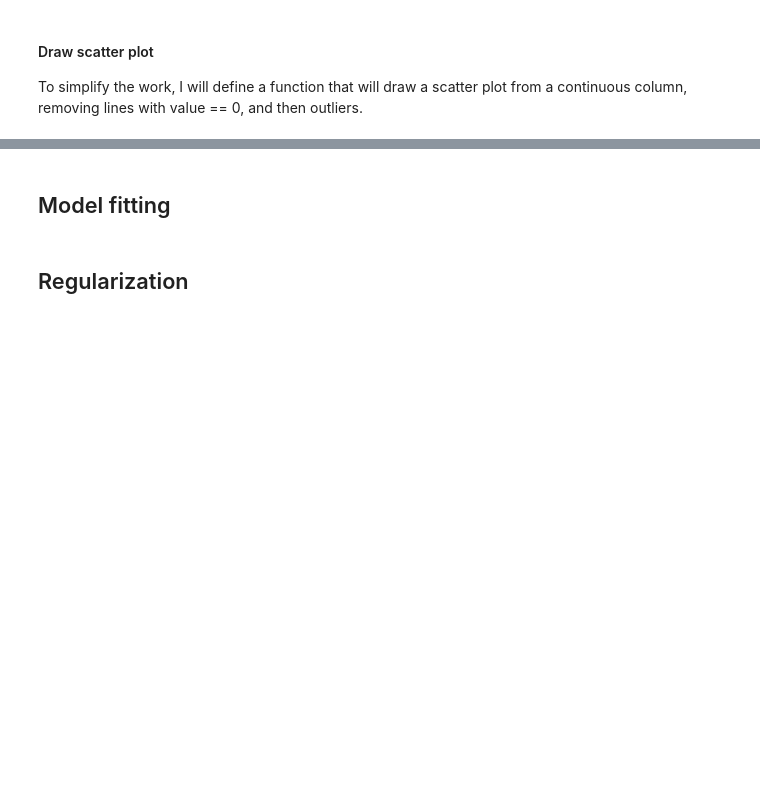
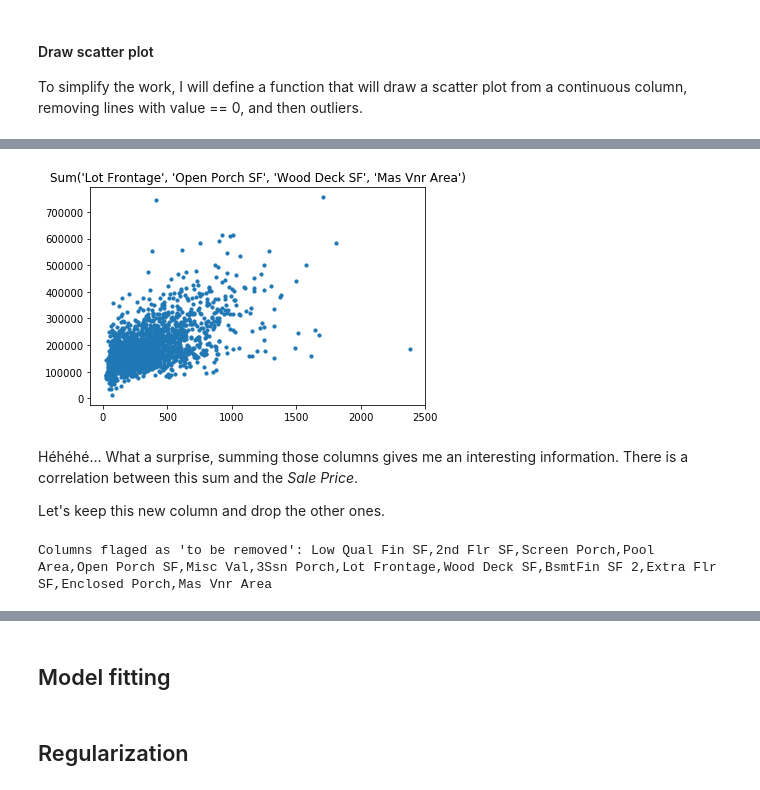
Before and after one commit to xnicolovici/machine_learning, a Jupyter notebook: notebooks/Course No 3/09. Course project/03. Part 2 - House prices/house-prices-solution.ipynb, the cells around one changed output, grey strips where cells are left out. Saved outputs shown, nothing was run; the diff lists cells and outputs as text; code cells hidden in the pictures; blank space fills up the shorter version.

```diff
--- a/notebooks/Course No 3/09. Course project/03. Part 2 - House prices/house-prices-solution.ipynb
+++ b/notebooks/Course No 3/09. Course project/03. Part 2 - House prices/house-prices-solution.ipynb
@@ -1274,0 +1279,8 @@ data_df['Bsmt Unf SF'] is a linear combination, drop it
+# %%
+# Calculate missing SF
+data_df['Extra Flr SF'] = data_df['Gr Liv Area'] - data_df['1st Flr SF'] - data_df['2nd Flr SF']
+
+# Create an 'Extra Flr Exists' nominal column
+whereClauseReplacement('Extra Flr SF', data_df['Extra Flr SF'] == 0)
+# Display number of house with an extra floor
+data_df[['Extra Flr SF Exists', 'Gr Liv Area']].groupby('Extra Flr SF Exists').count().rename({'Gr Liv Area': 'count'}, axis=1)
@@ -1274,0 +1364,18 @@ data_df['Bsmt Unf SF'] is a linear combination, drop it
+# %%
+# Sum up rows of the four column and store into a new one
+data_df['Continuous Sum'] = data_df[['Lot Frontage', 'Open Porch SF', 'Wood Deck SF', 'Mas Vnr Area' ]].sum(axis=1)
+
+# Scatter plot of the result
+plt.scatter(data_df['Continuous Sum'], data_df['SalePrice'], s=10)
+plt.title("Sum('Lot Frontage', 'Open Porch SF', 'Wood Deck SF', 'Mas Vnr Area')")
+plt.show()
+# %% [output]
+[figure, added]
+# %% [markdown]
+Héhéhé... What a surprise, summing those columns gives me an interesting information. There is a correlation between this sum and the *Sale Price*.
+
+Let's keep this new column and drop the other ones.
+# %%
+addColumnToDropList(['Lot Frontage', 'Open Porch SF', 'Wood Deck SF', 'Mas Vnr Area'])
+# %% [output]
+Columns flaged as 'to be removed': Low Qual Fin SF,2nd Flr SF,Screen Porch,Pool Area,Open Porch SF,Misc Val,3Ssn Porch,Lot Frontage,Wood Deck SF,BsmtFin SF 2,Extra Flr SF,Enclosed Porch,Mas Vnr Area
```
Also changed, not shown: parts of 27 cells of this notebook, 1 other file.
